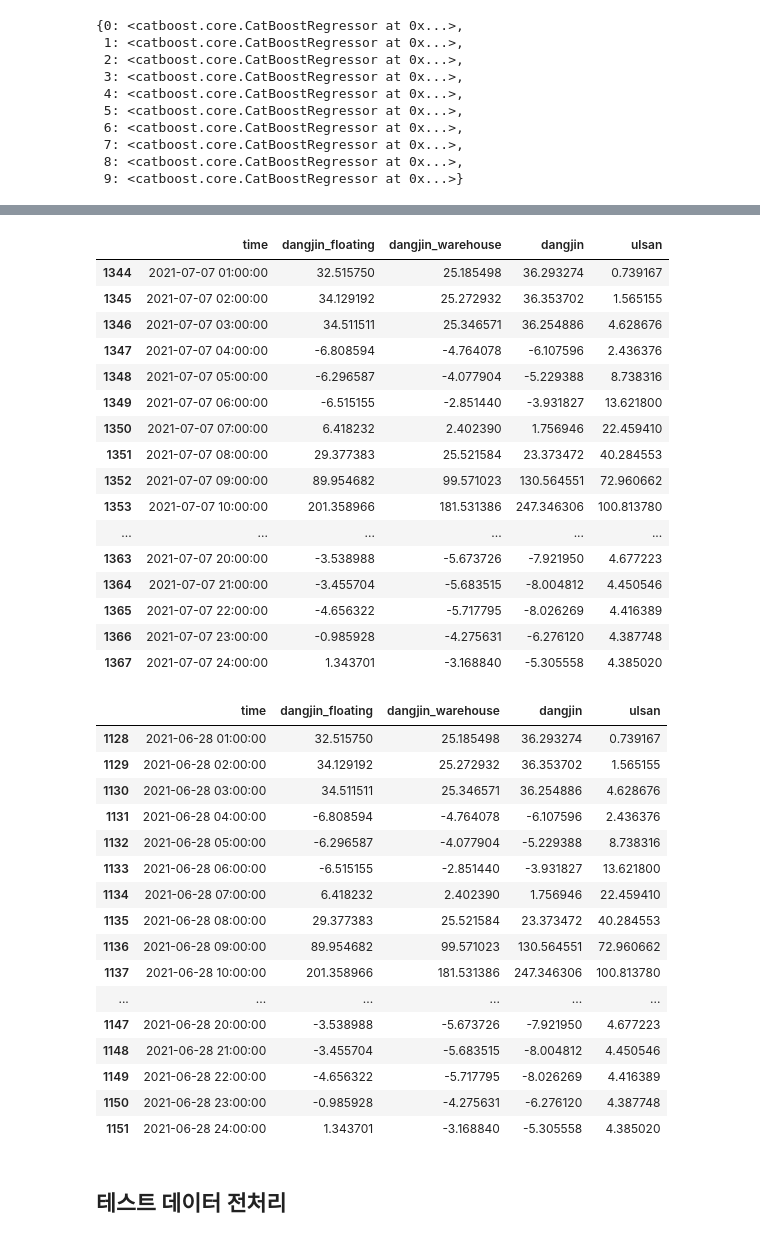
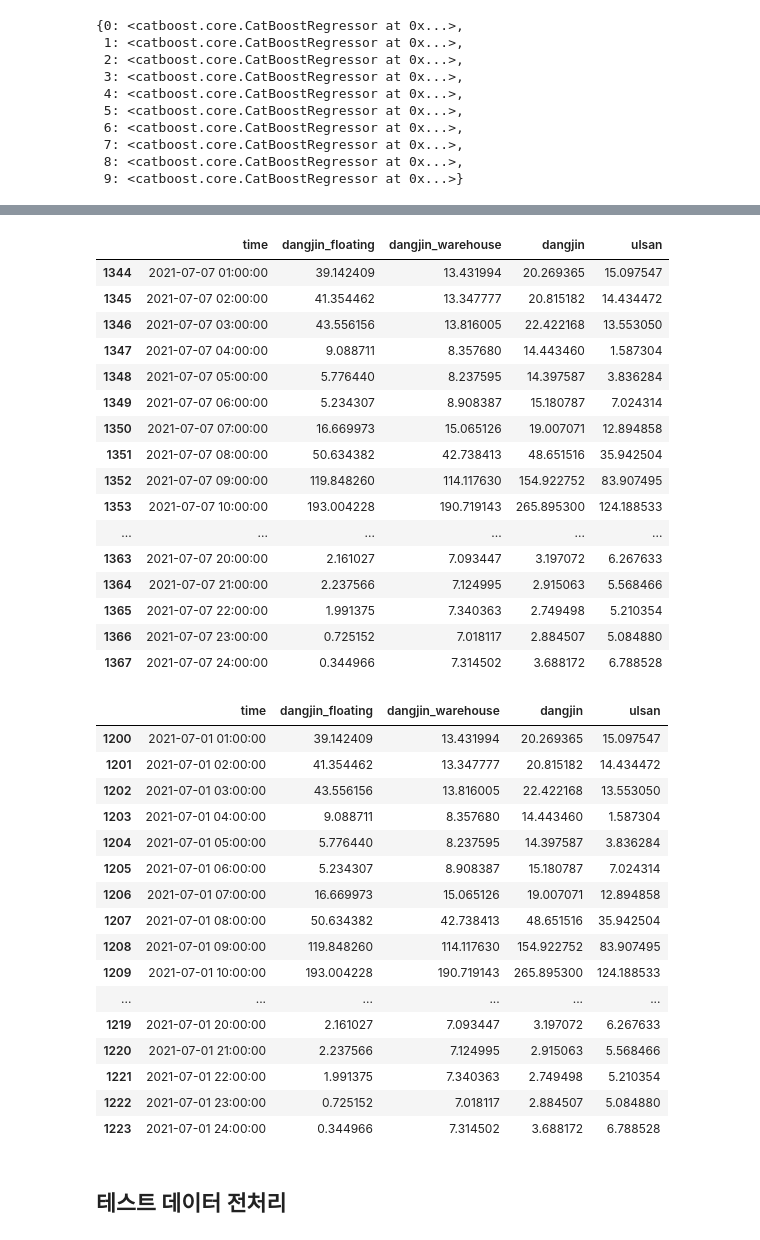
Before and after one commit to parkchanghyup/Dacon, a Jupyter notebook: 동서발전/동서발전_private.ipynb, the cells around one changed output, grey strips where cells are left out. Drawn from its saved outputs; the diff is of its cells as text; code cells hidden in the pictures.

```diff
--- a/동서발전/동서발전_private.ipynb
+++ b/동서발전/동서발전_private.ipynb
@@ -891,8 +891,8 @@ def private(nx,ny,fcst_day,date):
 #ulsan = 102, 83
 #nx, ny = '53','44'
 
-fcst_day='20210629'# 오늘 날짜
-date = '2021-06-30'  #내일 날짜
+fcst_day='20210630'# 오늘 날짜
+date = '2021-07-01'  #내일 날짜
 day = 15 #6월 8일  = 1
 ulsan = private('102' ,'83' ,fcst_day,date)
 dangjin = private('53','44' ,fcst_day,date)
@@ -917,7 +917,7 @@ category:WindSpeed, WSD baseTime: 2300 , fcstTime: 0600 , fcstValue: 4
 # %%
 def test_datast(fcst_df):
-    start = '2021-06-30 0:00'
-    end = '2021-06-30 23:00'
+    start = '2021-07-01 0:00'
+    end = '2021-07-01 23:00'
 
     start_idx = fcst_df[fcst_df['Forecast_time']==start].index[0]
     end_idx = fcst_df[fcst_df['Forecast_time']==end].index[0]
@@ -1088,43 +1088,43 @@ Name: ulsan, dtype: float64
 submission.iloc[24*28+24*(day-1):24*28+24*day,:]
 # %% [output]
 |  | time | dangjin_floating | dangjin_warehouse | dangjin | ulsan |
-| 1344 | 2021-07-07 01:00:00 | 32.515750 | 25.185498 | 36.293274 | 0.739167 |
-| 1345 | 2021-07-07 02:00:00 | 34.129192 | 25.272932 | 36.353702 | 1.565155 |
-| 1346 | 2021-07-07 03:00:00 | 34.511511 | 25.346571 | 36.254886 | 4.628676 |
-| 1347 | 2021-07-07 04:00:00 | -6.808594 | -4.764078 | -6.107596 | 2.436376 |
-| 1348 | 2021-07-07 05:00:00 | -6.296587 | -4.077904 | -5.229388 | 8.738316 |
-| 1349 | 2021-07-07 06:00:00 | -6.515155 | -2.851440 | -3.931827 | 13.621800 |
-| 1350 | 2021-07-07 07:00:00 | 6.418232 | 2.402390 | 1.756946 | 22.459410 |
-| 1351 | 2021-07-07 08:00:00 | 29.377383 | 25.521584 | 23.373472 | 40.284553 |
-| 1352 | 2021-07-07 09:00:00 | 89.954682 | 99.571023 | 130.564551 | 72.960662 |
-| 1353 | 2021-07-07 10:00:00 | 201.358966 | 181.531386 | 247.346306 | 100.813780 |
+| 1344 | 2021-07-07 01:00:00 | 39.142409 | 13.431994 | 20.269365 | 15.097547 |
+| 1345 | 2021-07-07 02:00:00 | 41.354462 | 13.347777 | 20.815182 | 14.434472 |
+| 1346 | 2021-07-07 03:00:00 | 43.556156 | 13.816005 | 22.422168 | 13.553050 |
+| 1347 | 2021-07-07 04:00:00 | 9.088711 | 8.357680 | 14.443460 | 1.587304 |
+| 1348 | 2021-07-07 05:00:00 | 5.776440 | 8.237595 | 14.397587 | 3.836284 |
+| 1349 | 2021-07-07 06:00:00 | 5.234307 | 8.908387 | 15.180787 | 7.024314 |
+| 1350 | 2021-07-07 07:00:00 | 16.669973 | 15.065126 | 19.007071 | 12.894858 |
+| 1351 | 2021-07-07 08:00:00 | 50.634382 | 42.738413 | 48.651516 | 35.942504 |
+| 1352 | 2021-07-07 09:00:00 | 119.848260 | 114.117630 | 154.922752 | 83.907495 |
+| 1353 | 2021-07-07 10:00:00 | 193.004228 | 190.719143 | 265.895300 | 124.188533 |
 | ... | ... | ... | ... | ... | ... |
-| 1363 | 2021-07-07 20:00:00 | -3.538988 | -5.673726 | -7.921950 | 4.677223 |
-| 1364 | 2021-07-07 21:00:00 | -3.455704 | -5.683515 | -8.004812 | 4.450546 |
-| 1365 | 2021-07-07 22:00:00 | -4.656322 | -5.717795 | -8.026269 | 4.416389 |
-| 1366 | 2021-07-07 23:00:00 | -0.985928 | -4.275631 | -6.276120 | 4.387748 |
-| 1367 | 2021-07-07 24:00:00 | 1.343701 | -3.168840 | -5.305558 | 4.385020 |
+| 1363 | 2021-07-07 20:00:00 | 2.161027 | 7.093447 | 3.197072 | 6.267633 |
+| 1364 | 2021-07-07 21:00:00 | 2.237566 | 7.124995 | 2.915063 | 5.568466 |
+| 1365 | 2021-07-07 22:00:00 | 1.991375 | 7.340363 | 2.749498 | 5.210354 |
+| 1366 | 2021-07-07 23:00:00 | 0.725152 | 7.018117 | 2.884507 | 5.084880 |
+| 1367 | 2021-07-07 24:00:00 | 0.344966 | 7.314502 | 3.688172 | 6.788528 |
 # %%
-day = 20
+day = 23
 submission.iloc[24*28+24*(day-1):24*28+24*day,:]
 # %% [output]
 |  | time | dangjin_floating | dangjin_warehouse | dangjin | ulsan |
-| 1128 | 2021-06-28 01:00:00 | 32.515750 | 25.185498 | 36.293274 | 0.739167 |
-| 1129 | 2021-06-28 02:00:00 | 34.129192 | 25.272932 | 36.353702 | 1.565155 |
-| 1130 | 2021-06-28 03:00:00 | 34.511511 | 25.346571 | 36.254886 | 4.628676 |
-| 1131 | 2021-06-28 04:00:00 | -6.808594 | -4.764078 | -6.107596 | 2.436376 |
-| 1132 | 2021-06-28 05:00:00 | -6.296587 | -4.077904 | -5.229388 | 8.738316 |
-| 1133 | 2021-06-28 06:00:00 | -6.515155 | -2.851440 | -3.931827 | 13.621800 |
-| 1134 | 2021-06-28 07:00:00 | 6.418232 | 2.402390 | 1.756946 | 22.459410 |
-| 1135 | 2021-06-28 08:00:00 | 29.377383 | 25.521584 | 23.373472 | 40.284553 |
-| 1136 | 2021-06-28 09:00:00 | 89.954682 | 99.571023 | 130.564551 | 72.960662 |
-| 1137 | 2021-06-28 10:00:00 | 201.358966 | 181.531386 | 247.346306 | 100.813780 |
+| 1200 | 2021-07-01 01:00:00 | 39.142409 | 13.431994 | 20.269365 | 15.097547 |
+| 1201 | 2021-07-01 02:00:00 | 41.354462 | 13.347777 | 20.815182 | 14.434472 |
+| 1202 | 2021-07-01 03:00:00 | 43.556156 | 13.816005 | 22.422168 | 13.553050 |
+| 1203 | 2021-07-01 04:00:00 | 9.088711 | 8.357680 | 14.443460 | 1.587304 |
+| 1204 | 2021-07-01 05:00:00 | 5.776440 | 8.237595 | 14.397587 | 3.836284 |
+| 1205 | 2021-07-01 06:00:00 | 5.234307 | 8.908387 | 15.180787 | 7.024314 |
+| 1206 | 2021-07-01 07:00:00 | 16.669973 | 15.065126 | 19.007071 | 12.894858 |
+| 1207 | 2021-07-01 08:00:00 | 50.634382 | 42.738413 | 48.651516 | 35.942504 |
+| 1208 | 2021-07-01 09:00:00 | 119.848260 | 114.117630 | 154.922752 | 83.907495 |
+| 1209 | 2021-07-01 10:00:00 | 193.004228 | 190.719143 | 265.895300 | 124.188533 |
 | ... | ... | ... | ... | ... | ... |
-| 1147 | 2021-06-28 20:00:00 | -3.538988 | -5.673726 | -7.921950 | 4.677223 |
-| 1148 | 2021-06-28 21:00:00 | -3.455704 | -5.683515 | -8.004812 | 4.450546 |
-| 1149 | 2021-06-28 22:00:00 | -4.656322 | -5.717795 | -8.026269 | 4.416389 |
-| 1150 | 2021-06-28 23:00:00 | -0.985928 | -4.275631 | -6.276120 | 4.387748 |
-| 1151 | 2021-06-28 24:00:00 | 1.343701 | -3.168840 | -5.305558 | 4.385020 |
+| 1219 | 2021-07-01 20:00:00 | 2.161027 | 7.093447 | 3.197072 | 6.267633 |
+| 1220 | 2021-07-01 21:00:00 | 2.237566 | 7.124995 | 2.915063 | 5.568466 |
+| 1221 | 2021-07-01 22:00:00 | 1.991375 | 7.340363 | 2.749498 | 5.210354 |
+| 1222 | 2021-07-01 23:00:00 | 0.725152 | 7.018117 | 2.884507 | 5.084880 |
+| 1223 | 2021-07-01 24:00:00 | 0.344966 | 7.314502 | 3.688172 | 6.788528 |
 # %%
 submission.to_csv(fcst_day+'.csv',index=False)
 # %% [markdown]
```
Also changed, not shown: parts of 6 cells of this notebook.
